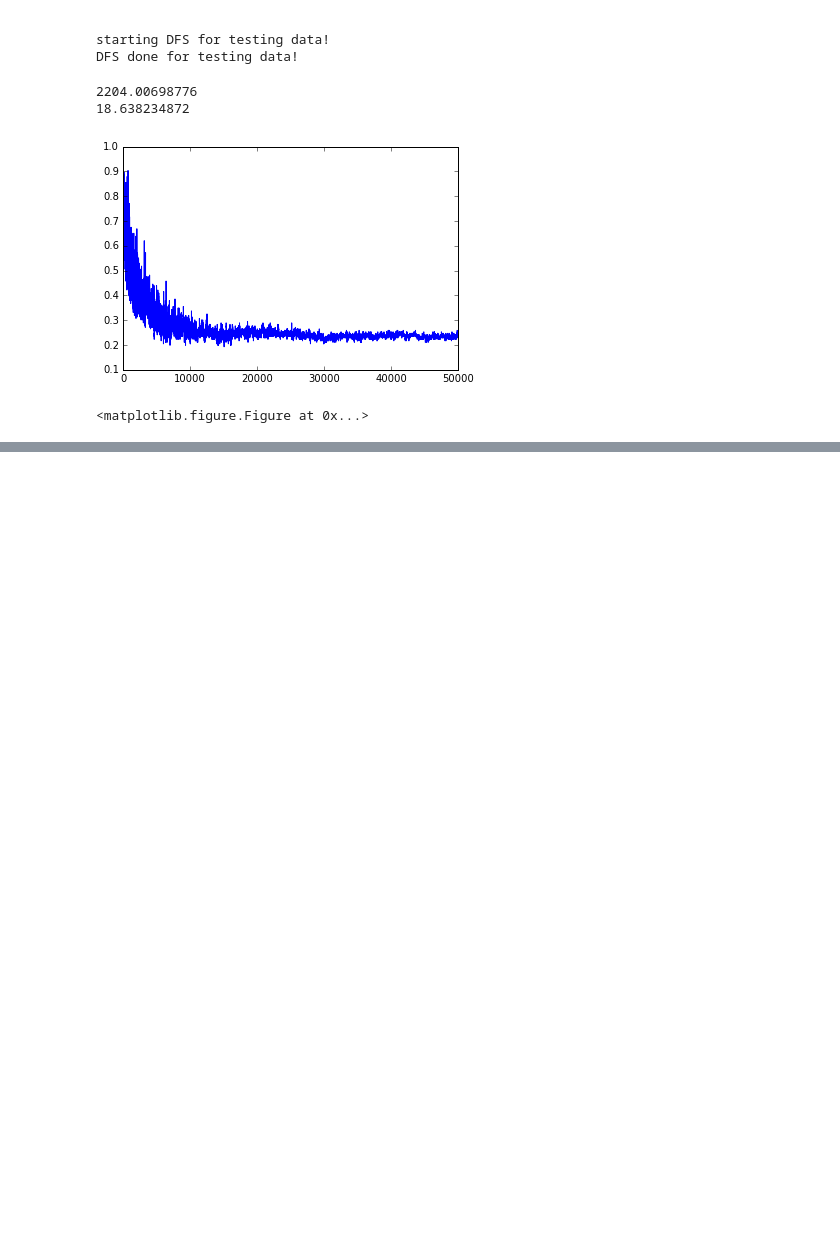
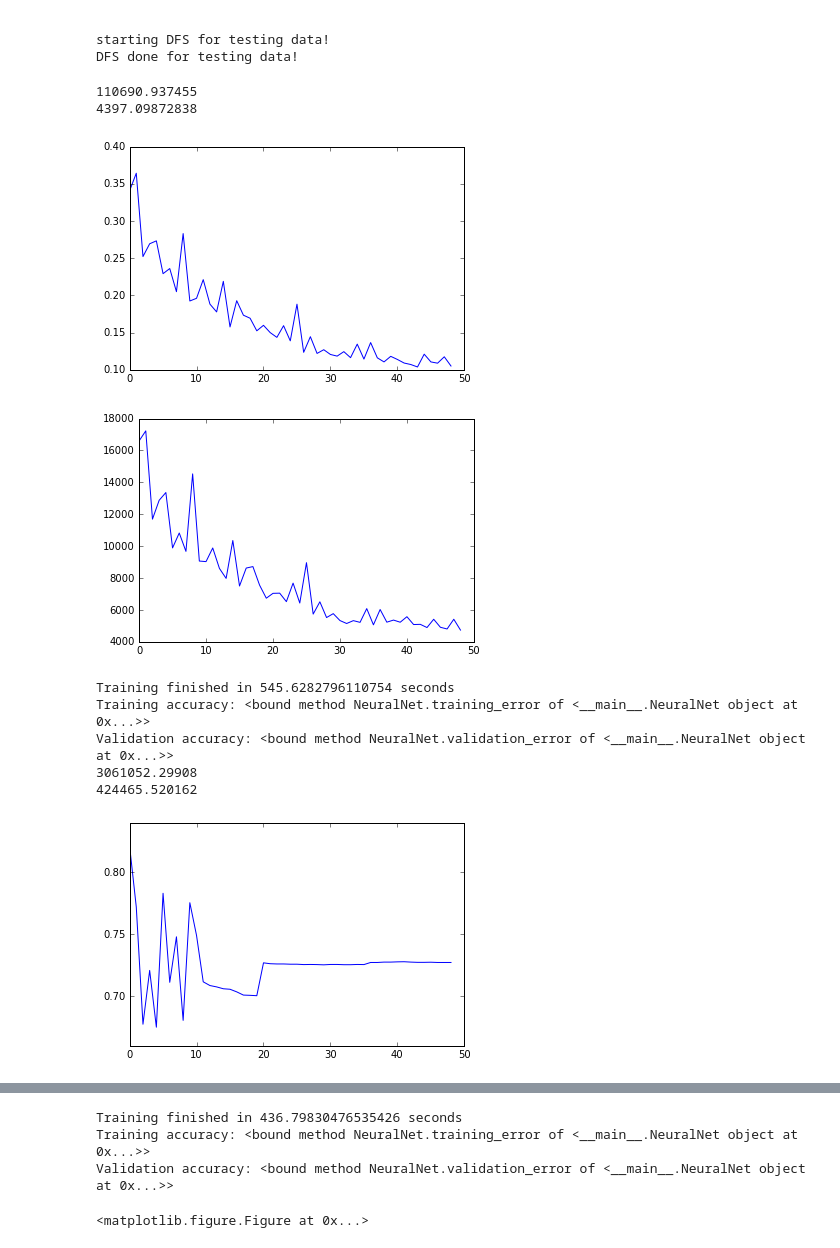
Before and after one commit to HongKit/Neural-Network-Digit-Classifier, a Jupyter notebook: HW6.ipynb, the cells around one changed output, grey strips where cells are left out. Drawn from its saved outputs; the diff is of its cells as text; code cells hidden in the pictures; blank space fills up the shorter version.

Commit message:
need to train max and fix CEE

```diff
--- a/HW6.ipynb
+++ b/HW6.ipynb
@@ -266,19 +267,42 @@ X = train_img
 # %%
 get_ipython().magic(u'matplotlib inline')
 import matplotlib.pyplot as plt
 
-y = y[:6000]
-X = X[:6000]
-
+startTime = time.clock()
 NN = NeuralNet(X, y)
 print(NN.costFunction())
 NN.train()
 print(NN.costFunction())
 plt.plot(NN.valid_err)
 plt.show()
 plt.clf()
+plt.plot(NN.J)
+plt.show()
+plt.clf()
+endTime = time.clock()
+print("Training finished in {} seconds".format(endTime-startTime))
+
+startTime = time.clock()
+NN2 = NeuralNet(X, y, cross_entropy_cost)
+print(NN2.costFunction())
+NN2.train()
+print(NN2.costFunction())
+plt.plot(NN2.valid_err)
+plt.show()
+plt.clf()
+plt.plot(NN2.J)
+plt.show()
+plt.clf()
+endTime = time.clock()
+print("Training finished in {} seconds".format(endTime-startTime))
 # %% [output]
-2204.00698776
-18.638234872
+110690.937455
+4397.09872838
-[figure, old version]
+[figure, new version]
+[figure, added]
-<matplotlib.figure.Figure at 0x...>
+Training finished in 545.6282796110754 seconds
+Training accuracy: <bound method NeuralNet.training_error of <__main__.NeuralNet object at 0x...>>
+Validation accuracy: <bound method NeuralNet.validation_error of <__main__.NeuralNet object at 0x...>>
+3061052.29908
+424465.520162
+[figure, added]
@@ -284,0 +310,4 @@ plt.clf()
+Training finished in 436.79830476535426 seconds
+Training accuracy: <bound method NeuralNet.training_error of <__main__.NeuralNet object at 0x...>>
+Validation accuracy: <bound method NeuralNet.validation_error of <__main__.NeuralNet object at 0x...>>
+<matplotlib.figure.Figure at 0x...>
```
Also changed, not shown: parts of 9 cells of this notebook.
